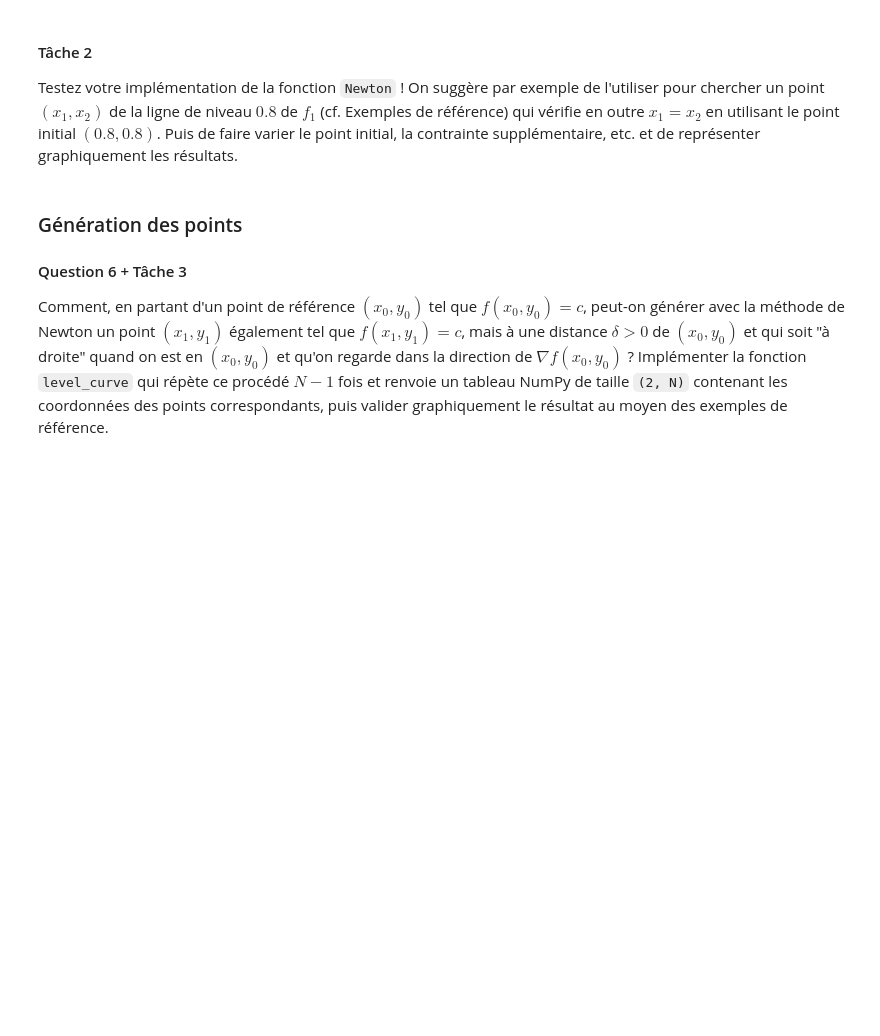
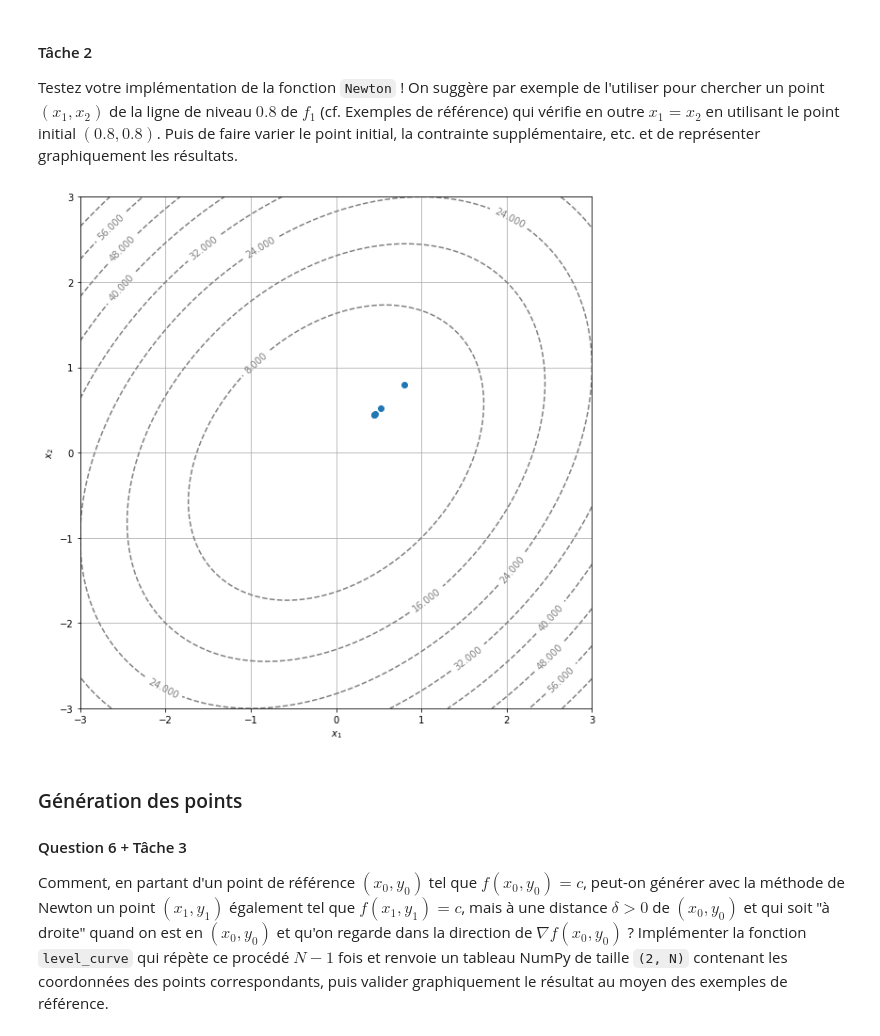
Before and after one commit to sophian-a/projet-calcul-diff, a Jupyter notebook: Akkari-Blanchiet.ipynb, the cells around one changed output. Cells and saved outputs as stored; diff of their text form; code cells hidden in the pictures; blank space fills up the shorter version.

```diff
--- a/Akkari-Blanchiet.ipynb
+++ b/Akkari-Blanchiet.ipynb
@@ -276,7 +276,7 @@ L'application à laquelle nous destinons la fonction `Newton` demande-t'elle une
 Choisir une valeur de `eps` qui semble raisonnable et justifier l'ordre de grandeur choisi.
 # %%
 N = 100
-eps = ...
+eps = .0001
 # %% [markdown]
 #### Tâche 1
 
@@ -295,6 +296,40 @@ def Newton(F, x0, y0, eps=eps, N=N):
 #### Tâche 2
 
 Testez votre implémentation de la fonction `Newton` ! On suggère par exemple de l'utiliser pour chercher un point $(x_1, x_2)$ de la ligne de niveau $0.8$ de $f_1$ (cf. Exemples de référence) qui vérifie en outre $x_1 = x_2$ en utilisant le point initial $(0.8, 0.8)$. Puis de faire varier le point initial, la contrainte supplémentaire, etc. et de représenter graphiquement les résultats.
+# %%
+#Afin de représenter graphiquement les résultats, on crée une fonction qui se base sur la précédente et qui affiche le point généré à chaque itération, ce qui montre la convergence de la méthode.
+def Newton_graphique_conv(F, x0, y0, eps=eps, N=N):
+    Lx=[x0]
+    Ly=[y0]
+    for i in range(N):
+        jacobienne=J(F)(x0,y0)
+        a0=np.array([x0,y0])
+        x,y=a0-np.dot(np.linalg.inv(jacobienne),F(x0,y0))
+        Lx.append(x)
+        Ly.append(y)
+        if np.sqrt((x - x0)**2 + (y - y0)**2) <= eps:
+            display_contour(
+                f1,
+                x=np.linspace(-3.0, 3.0, 100),
+                y=np.linspace(-3.0, 3.0, 100),
+                levels=10 # 10 levels, automatically selected
+            )
+            plt.scatter(Lx,Ly)
+            plt.show()
+            return
+        x0, y0 = x, y
+    else:
+        raise ValueError(f"no convergence in {N} steps.")
+
+def F1(x1,x2):
+    return np.array([f1(x1,x2)-.8,x1-x2])
+
+def F2(x1,x2):
+    return np.array([f2(x1,x2)-4,x1-x2])
+
+Newton_graphique_conv(F1,.8,.8)
+# %% [output]
+[figure, added]
 # %% [markdown]
 ### Génération des points
 
```
Also changed, not shown: parts of 2 cells of this notebook.
